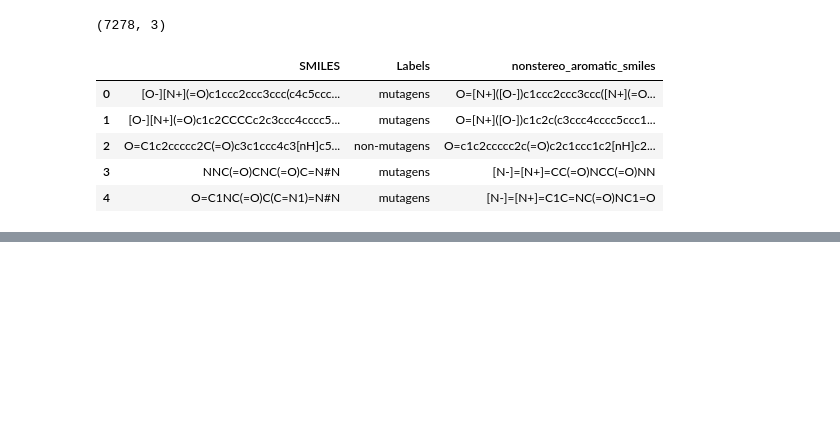
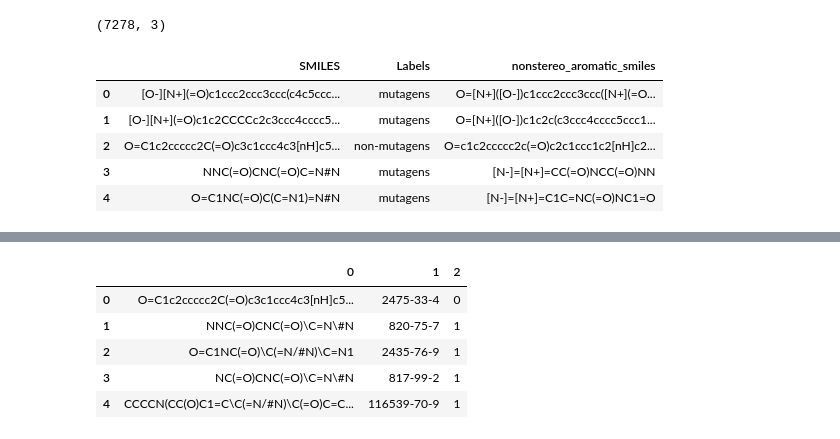
Before and after one commit to jannik-roth/FragShapley, a Jupyter notebook: 0_datasets/mutagenicity_dataset.ipynb, the cells around one changed output, grey strips where cells are left out. Saved outputs shown, nothing was run; the diff lists cells and outputs as text; code cells hidden in the pictures; blank space fills up the shorter version.

```diff
--- a/0_datasets/mutagenicity_dataset.ipynb
+++ b/0_datasets/mutagenicity_dataset.ipynb
@@ -72,0 +92,10 @@ mut.to_csv('classification/mutagenicity.csv', index=False)
+# %%
+mut2 = pd.read_csv('ci900161g_si_001/smiles_cas_N6512.smi', delimiter='\t', header=None)
+mut2.head()
+# %% [output]
+|  | 0 | 1 | 2 |
+| 0 | O=C1c2ccccc2C(=O)c3c1ccc4c3[nH]c5... | 2475-33-4 | 0 |
+| 1 | NNC(=O)CNC(=O)\C=N\#N | 820-75-7 | 1 |
+| 2 | O=C1NC(=O)\C(=N/#N)\C=N1 | 2435-76-9 | 1 |
+| 3 | NC(=O)CNC(=O)\C=N\#N | 817-99-2 | 1 |
+| 4 | CCCCN(CC(O)C1=C\C(=N/#N)\C(=O)C=C... | 116539-70-9 | 1 |
```
Also changed, not shown: parts of 13 cells of this notebook, 14 other files.
